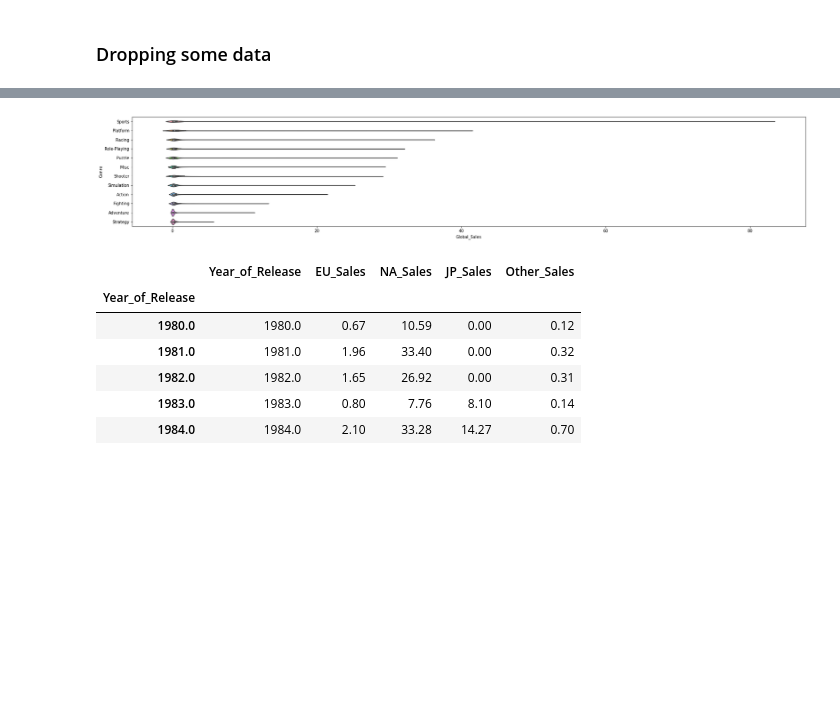
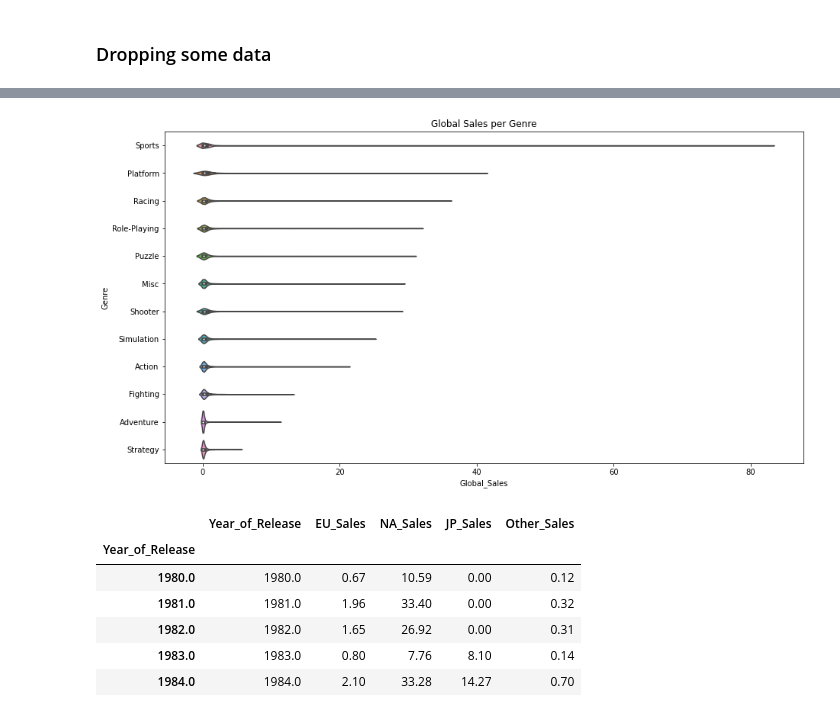
Before and after one commit to Azurolu/dataviz-dash, a Jupyter notebook: notebook (with pip installs)(1)(3).ipynb, the cells around one changed output, grey strips where cells are left out. Drawn from its saved outputs; the diff is of its cells as text; code cells hidden in the pictures; blank space fills up the shorter version.

```diff
--- a/notebook (with pip installs)(1)(3).ipynb
+++ b/notebook (with pip installs)(1)(3).ipynb
@@ -198,10 +199,10 @@ app.run_server(debug="True", mode="inline")
 # %% [output]
 [interactive output not drawn]
 # %%
-fig1, ax = plt.subplots(figsize=(30,5))
-fig1 = sns.violinplot(x="Global_Sales", y="Genre", data = df, ax=ax)
+fig1, ax = plt.subplots(figsize=(15,8))
+fig1 = sns.violinplot(x="Global_Sales", y="Genre", data = df, ax=ax).set_title("Global Sales per Genre")
 # %% [output]
-[figure, old version]
+[figure, new version]
 # %%
 data = [df['Year_of_Release'].groupby(df['Year_of_Release']).mean(),
 df['EU_Sales'].groupby(df['Year_of_Release']).sum(),
```
Also changed, not shown: parts of 14 cells of this notebook.
